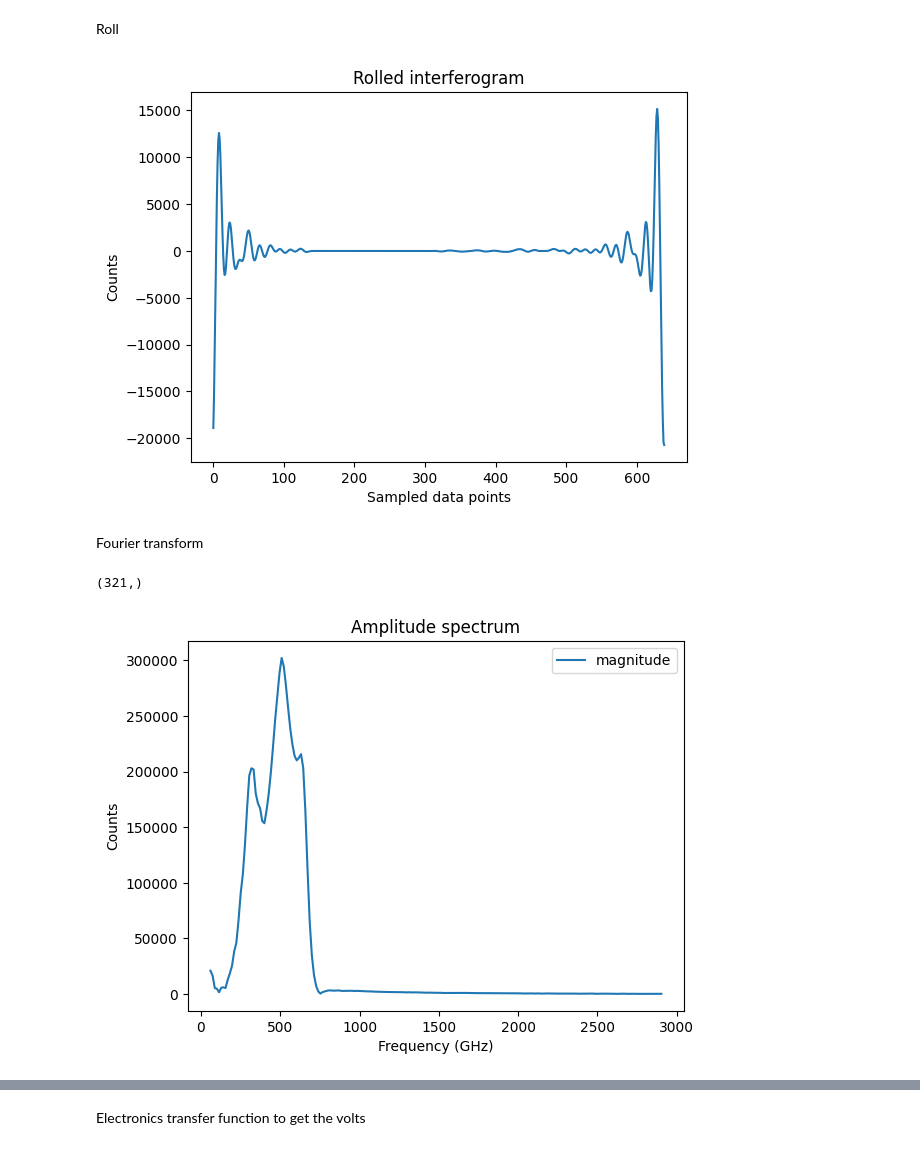
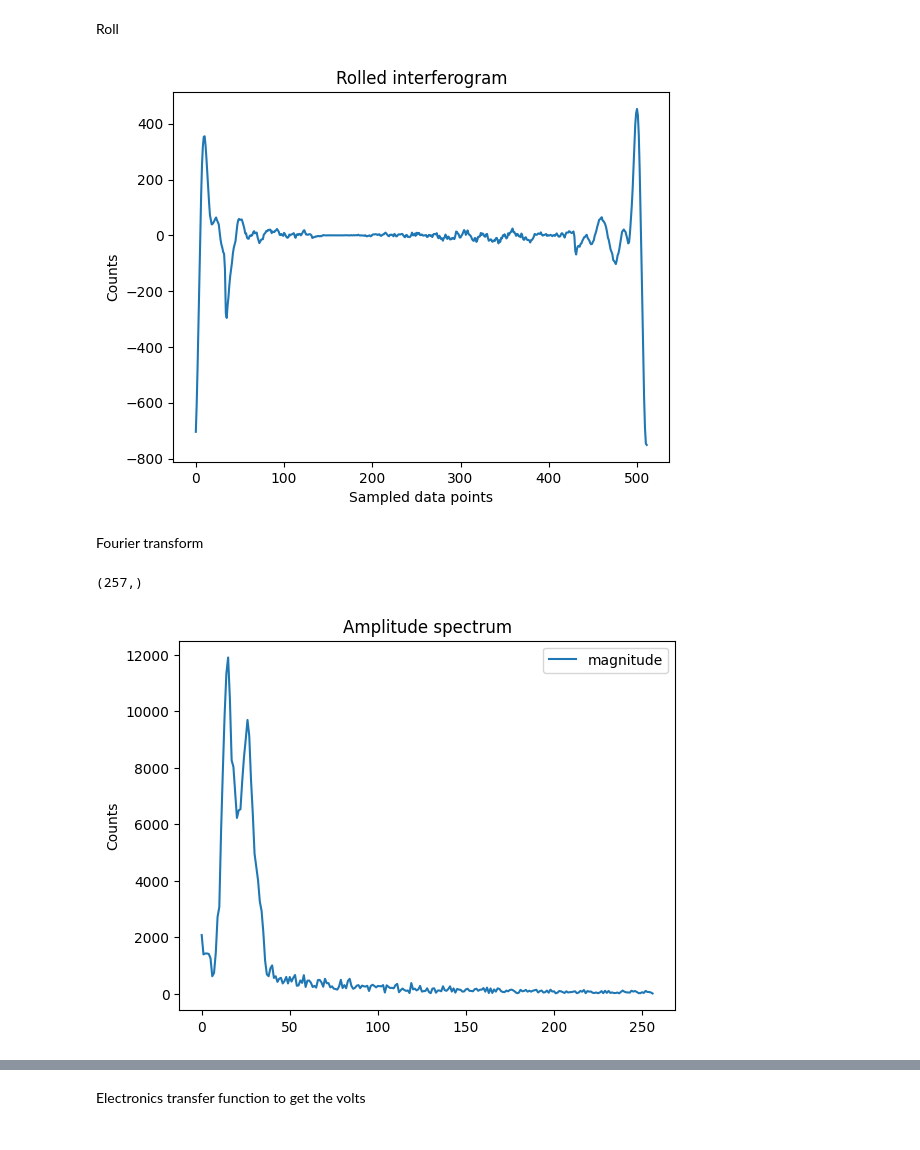
Before and after one commit to Cosmoglobe/FIRAS-Pass5, a Jupyter notebook: commander3/todscripts/firas/src/eda/produce_spectra.ipynb, the cells around one changed output, grey strips where cells are left out. Saved outputs shown, nothing was run; the diff lists cells and outputs as text; code cells hidden in the pictures.

```diff
--- a/commander3/todscripts/firas/src/eda/produce_spectra.ipynb
+++ b/commander3/todscripts/firas/src/eda/produce_spectra.ipynb
@@ -30,16 +32,8 @@ print(max(x))
 # %% [markdown]
 Get interferograms
 # %%
-# gmt = b'89326172801540'
-# gmt = b'1990-01-19 08:14:04' # xcal in, both at around 2.75K
-gmt = b'1989-12-20 23:46:11' # xcal in, ical 15K, xcal 8K
-
-# fdq_sdf = h5py.File("/mn/stornext/d16/cmbco/ola/firas/initial_data/fdq_sdf_new.h5")["fdq_sdf_ll"]
-# fdq_eng = h5py.File("/mn/stornext/d16/cmbco/ola/firas/initial_data/fdq_eng_new.h5")
-
-# sci_id = list(fdq_sdf["ct_head/gmt"]).index(gmt)
-
-# print(sci_id)
+gmt = b'1990-01-19 08:14:04' # xcal in, both at around 2.75K
+# gmt = b'1989-12-20 23:46:11' # xcal in, ical 15K, xcal 8K
 
 # get ifgs from cleaned data
 # data = h5py.File("./../../data/df_v11.h5", "r")
@@ -408,7 +307,8 @@ plt.show()
 Roll
 # %%
 peak_pos = 360
-rolled_ifg = np.roll(padded, -peak_pos)
+# rolled_ifg = np.roll(padded, -peak_pos)
+rolled_ifg = np.roll(ai, -peak_pos)
 # %%
 plt.plot(rolled_ifg)
 plt.xlabel("Sampled data points")
@@ -416,26 +316,22 @@ plt.ylabel("Counts")
 plt.title("Rolled interferogram")
 plt.show()
 # %% [output]
-[figure, old version]
+[figure, new version]
 # %% [markdown]
 Fourier transform
 # %%
-y = np.fft.rfft(padded)
+# y = np.fft.rfft(padded)
+y = np.fft.rfft(rolled_ifg)
 print(y.real.shape)
 
-# to do: roll and put real and imag
-
-# plt.plot(f, y.real[:210], label="real")
-# plt.plot(f, y.imag[:210], label="imag")
-plt.plot(f, np.abs(y)[:210], label='magnitude') # plotting the amplitude spectrum
-plt.xlabel("Frequency (GHz)")
+plt.plot(np.abs(y), label='magnitude') # plotting the amplitude spectrum
 plt.ylabel("Counts")
 plt.title("Amplitude spectrum")
 plt.legend()
 plt.show()
 # %% [output]
-(321,)
+(257,)
-[figure, old version]
+[figure, new version]
 # %%
 plt.plot(np.angle(y)) # plotting the phase spectrum
 plt.xlabel("Sampled data points")
```
Also changed, not shown: parts of 70 cells of this notebook, 1 other file.
